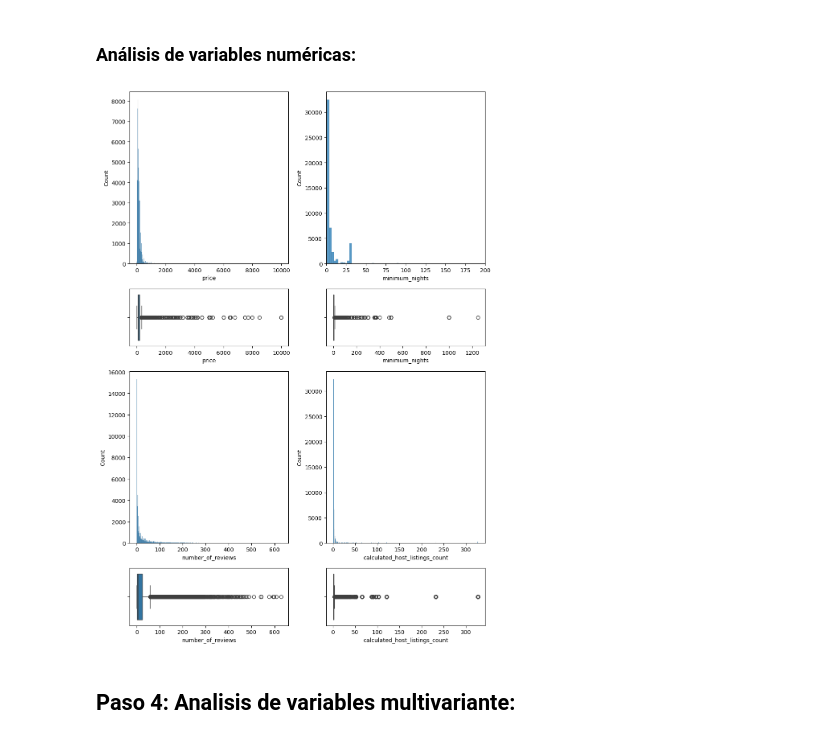
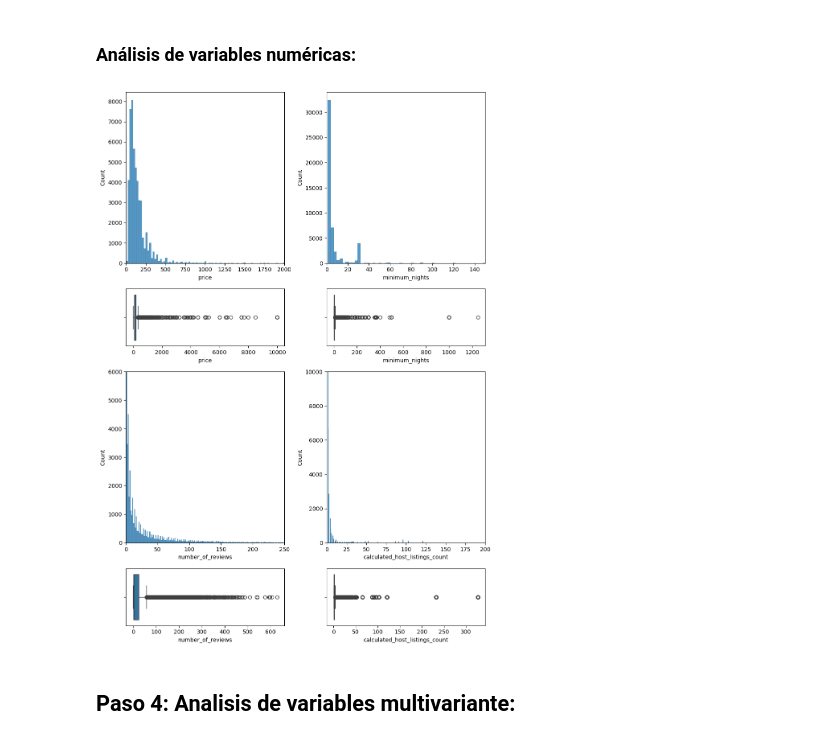
Before and after one commit to 4GeeksAcademy/ivandla96-Proyeto-EDA1, a Jupyter notebook: src/explore.ipynb, the cells around one changed output. Drawn from its saved outputs; the diff is of its cells as text; code cells hidden in the pictures.

```diff
--- a/src/explore.ipynb
+++ b/src/explore.ipynb
@@ -116,23 +105,23 @@ En este histograma se pueden observar los siguientes puntos:
 # %%
 fig, axis = plt.subplots(4, 2, figsize = (10, 14), gridspec_kw = {"height_ratios": [3, 1, 3, 1]})
 
-sns.histplot(ax = axis[0, 0], data = total_data, x = "price")
+sns.histplot(ax = axis[0, 0], data = total_data, x = "price").set_xlim(0, 2000)
 sns.boxplot(ax = axis[1, 0], data = total_data, x = "price")
 
-sns.histplot(ax = axis[0, 1], data = total_data, x = "minimum_nights").set_xlim(0, 200)
+sns.histplot(ax = axis[0, 1], data = total_data, x = "minimum_nights").set_xlim(0, 150)
 sns.boxplot(ax = axis[1, 1], data = total_data, x = "minimum_nights")
 
-sns.histplot(ax = axis[2, 0], data = total_data, x = "number_of_reviews")
+sns.histplot(ax = axis[2, 0], data = total_data, x = "number_of_reviews").set(xlim = (0, 250), ylim = (0, 6000))
 sns.boxplot(ax = axis[3, 0], data = total_data, x = "number_of_reviews")
 
-sns.histplot(ax = axis[2,1], data = total_data, x = "calculated_host_listings_count")
+sns.histplot(ax = axis[2,1], data = total_data, x = "calculated_host_listings_count").set(xlim = (0, 200), ylim = (0, 10000))
 sns.boxplot(ax = axis[3, 1], data = total_data, x = "calculated_host_listings_count")
 
 plt.tight_layout()
 
 plt.show()
 # %% [output]
-[figure, old version]
+[figure, new version]
 # %% [markdown]
 ## Paso 4: Analisis de variables multivariante:
 # %% [markdown]
```
Also changed, not shown: parts of 5 cells of this notebook, 14 other files.
